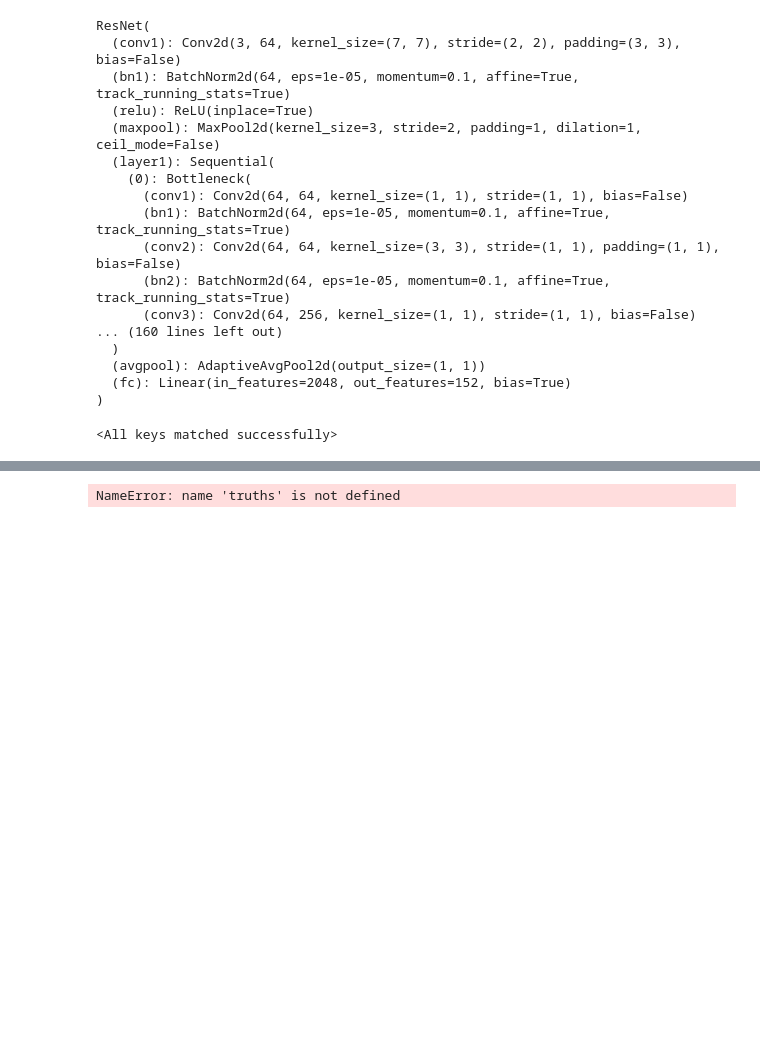
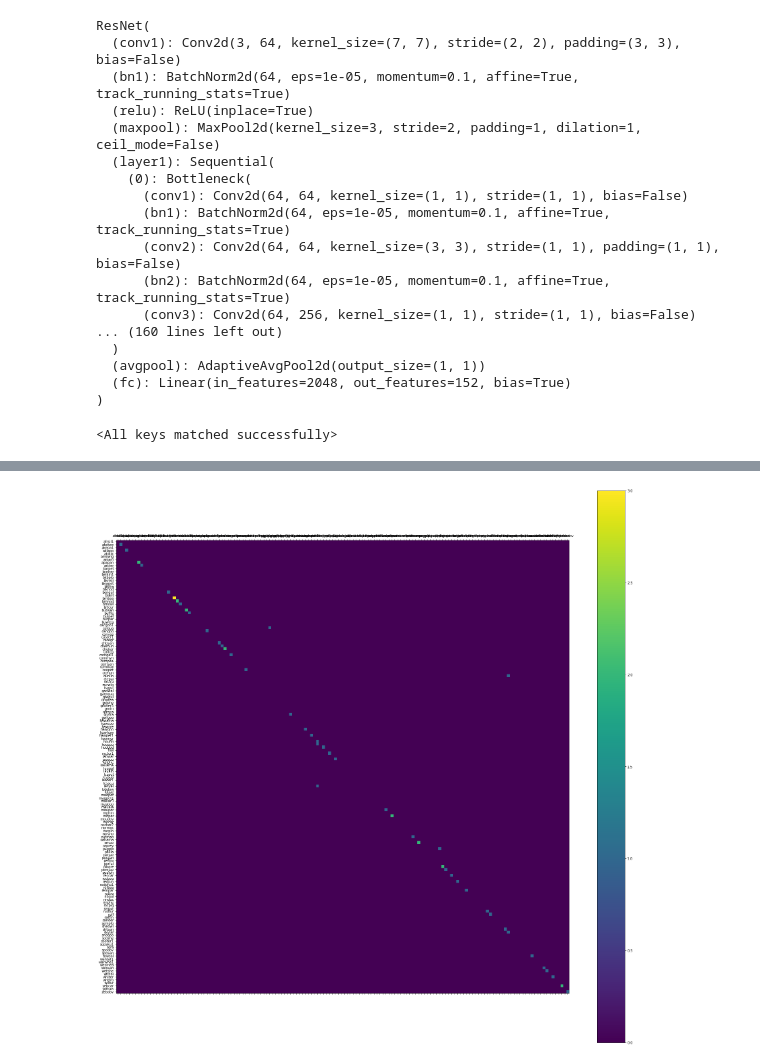
Before and after one commit to Akhilesh-K-Yadav/Kaggle-Projects, a Jupyter notebook: BirdCLEF-22/birdcleff22-pytorch.ipynb, the cells around one changed output, grey strips where cells are left out. Drawn from its saved outputs; the diff is of its cells as text; code cells hidden in the pictures; blank space fills up the shorter version.

Commit message:
Ver 19 | Epoch 17 and 18 with confusion matrix

```diff
--- a/BirdCLEF-22/birdcleff22-pytorch.ipynb
+++ b/BirdCLEF-22/birdcleff22-pytorch.ipynb
@@ -326,7 +326,7 @@ ResNet(
   (fc): Linear(in_features=2048, out_features=152, bias=True)
 )
 # %%
-SAVED_MODEL_PATH = '../input/saved-weights/bird_cleff_fine_tuned_model (6).pt'
+SAVED_MODEL_PATH = '../input/saved-weights/bird_cleff_fine_tuned_model (7).pt'
 model.load_state_dict(torch.load(SAVED_MODEL_PATH))
 # %% [output]
 <All keys matched successfully>
@@ -411,13 +411,13 @@ for mel_specs, truth_labels in valloader:
     logits = model(mel_specs)
     preds = torch.argmax(logits, dim= 1)
 # %%
-cm = confusion_matrix(truths, preds)
-plt.figure(figsize=(8, 8))
+cm = confusion_matrix(truth_labels.cpu(), preds.cpu(), labels=range(152))
+plt.figure(figsize=(30, 30))
 sp = plt.subplot(1, 1, 1)
 ctx = sp.matshow(cm)
 plt.xticks(list(range(0, 152)), labels=classes)
 plt.yticks(list(range(0, 152)), labels=classes)
 plt.colorbar(ctx)
 plt.show()
 # %% [output]
-NameError: name 'truths' is not defined
+[figure, added]
```
Also changed, not shown: parts of 3 cells of this notebook.
